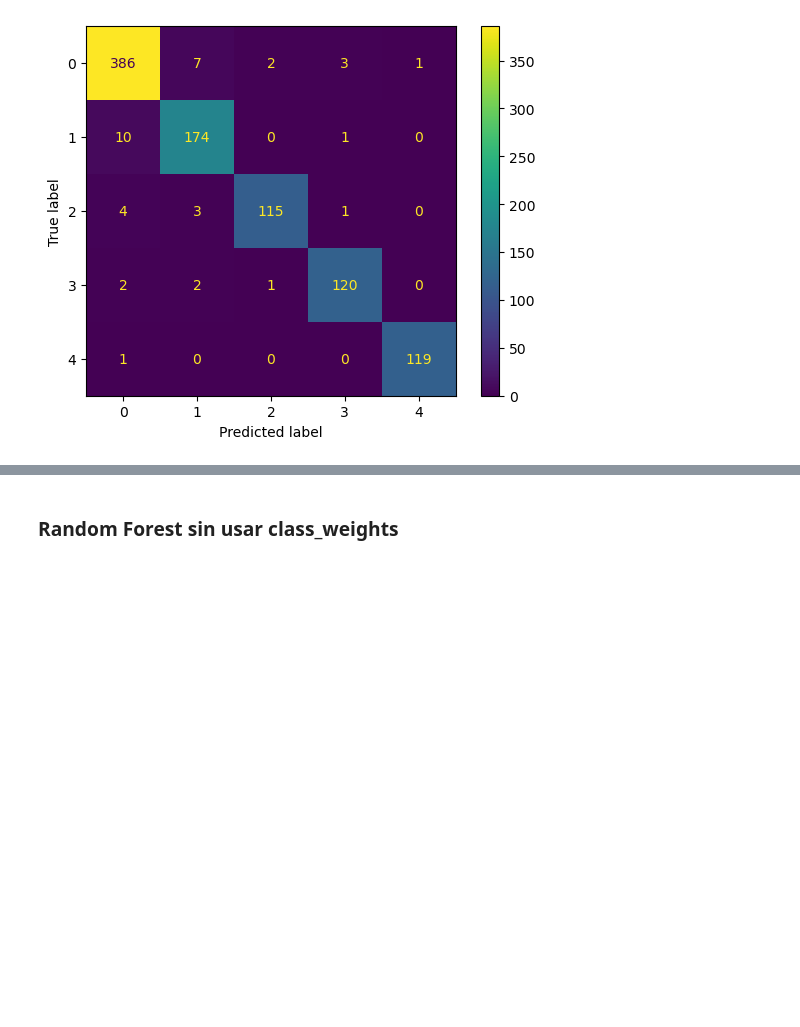
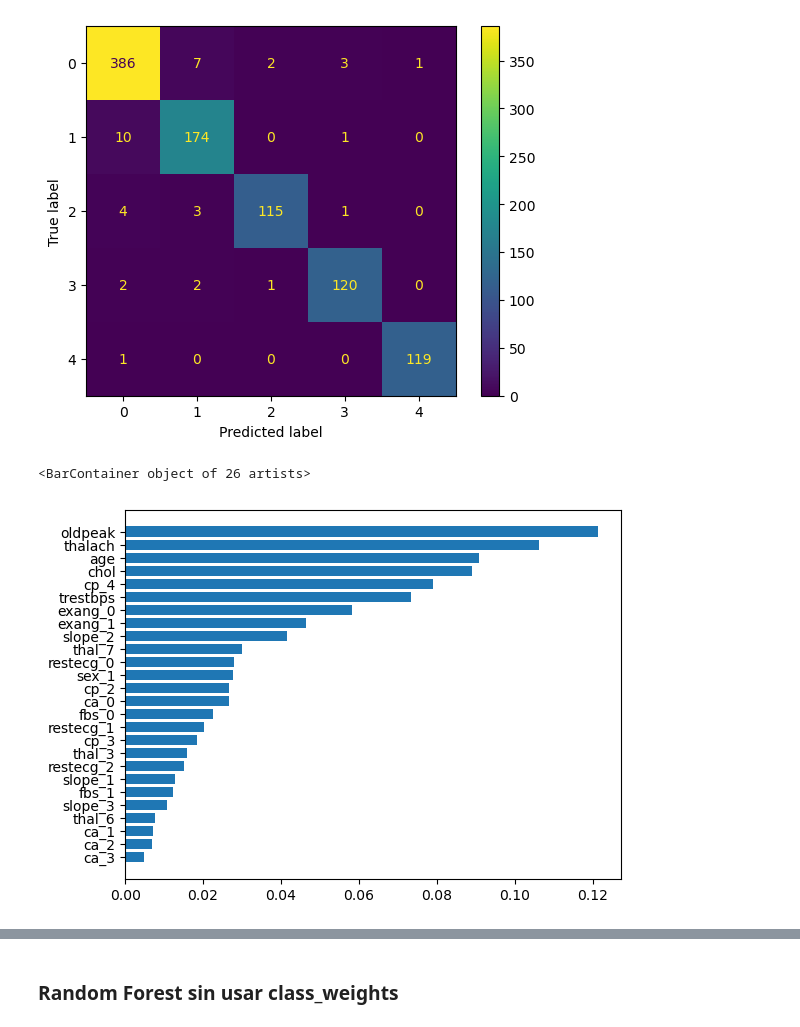
Before and after one commit to vruizext/mda-data-project-3, a Jupyter notebook: random_forest2.ipynb, the cells around one changed output, grey strips where cells are left out. Cells and saved outputs as stored; diff of their text form; code cells hidden in the pictures; blank space fills up the shorter version.

```diff
--- a/random_forest2.ipynb
+++ b/random_forest2.ipynb
@@ -33,7 +33,7 @@ memory usage: 101.6+ KB
 # %%
 data = data.drop_duplicates()
 X = data.drop(['label'], axis=1)
-y = data['label'].astype(int)
+y_train = data['label'].astype(int)
 # %%
 X_test = pd.read_csv('../test_dataset.csv')
 X_test['split'] = 'test'
@@ -262,5 +263,5 @@ Name: label, dtype: int64
 # doblando el número de muestras de esta clase, de 33 a 66
 
 sm = SMOTE(sampling_strategy={4: 120}, random_state = 1, k_neighbors = 7)
-X, y = sm.fit_resample(X_train, y)
+X_train, y_train = sm.fit_resample(X_train, y_train)
 # %%
@@ -348,13 +355,13 @@ model_rf = RFC(criterion = best_config['criterion'],
                n_jobs = 7,
                random_state = 1)
 
-model_rf.fit(X, y)
+model_rf.fit(X_train, y_train)
 
-pred_y = model_rf.predict(X)
+pred_y = model_rf.predict(X_train)
 
-print(f"F1 score (train): {f1_score(y, pred_y, average='micro')}")
+print(f"F1 score (train): {f1_score(y_train, pred_y, average='micro')}")
 
-f1_scores = kfold_test(model_rf, 10, X, y)
+f1_scores = kfold_test(model_rf, 10, X_train, y_train)
 
 print(f"F1 score 10-fold: {np.mean(f1_scores)}")
 # %% [output]
@@ -367,3 +374,10 @@ disp.plot()
 # %% [output]
 <sklearn.metrics._plot.confusion_matrix.ConfusionMatrixDisplay at 0x...>
 [figure]
+# %%
+sorted_idx = model_rf.feature_importances_.argsort()
+
+plt.barh(X_train.columns[sorted_idx], model_rf.feature_importances_[sorted_idx])
+# %% [output]
+<BarContainer object of 26 artists>
+[figure, added]
```
Also changed, not shown: parts of 18 cells of this notebook, 2 other files.
